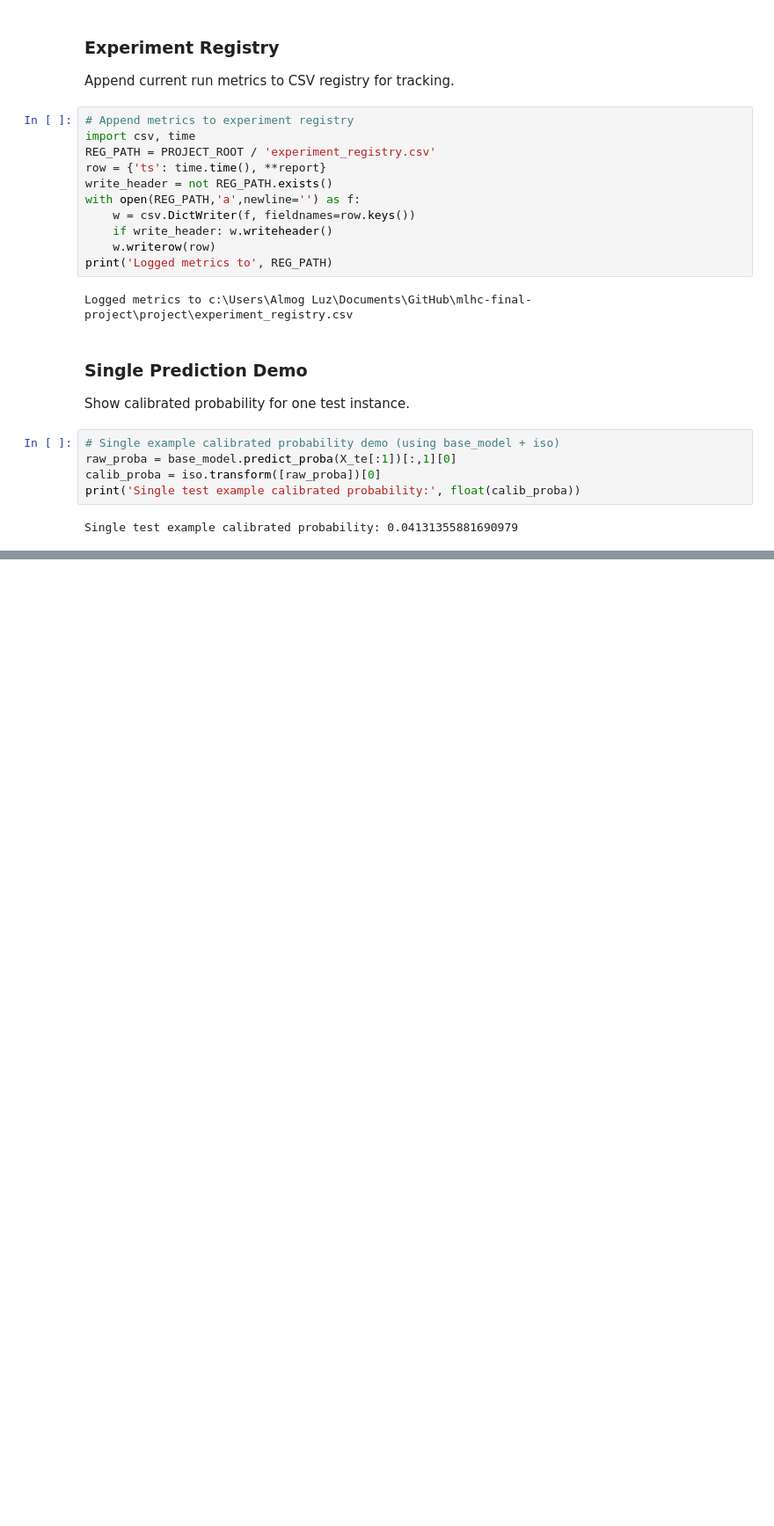
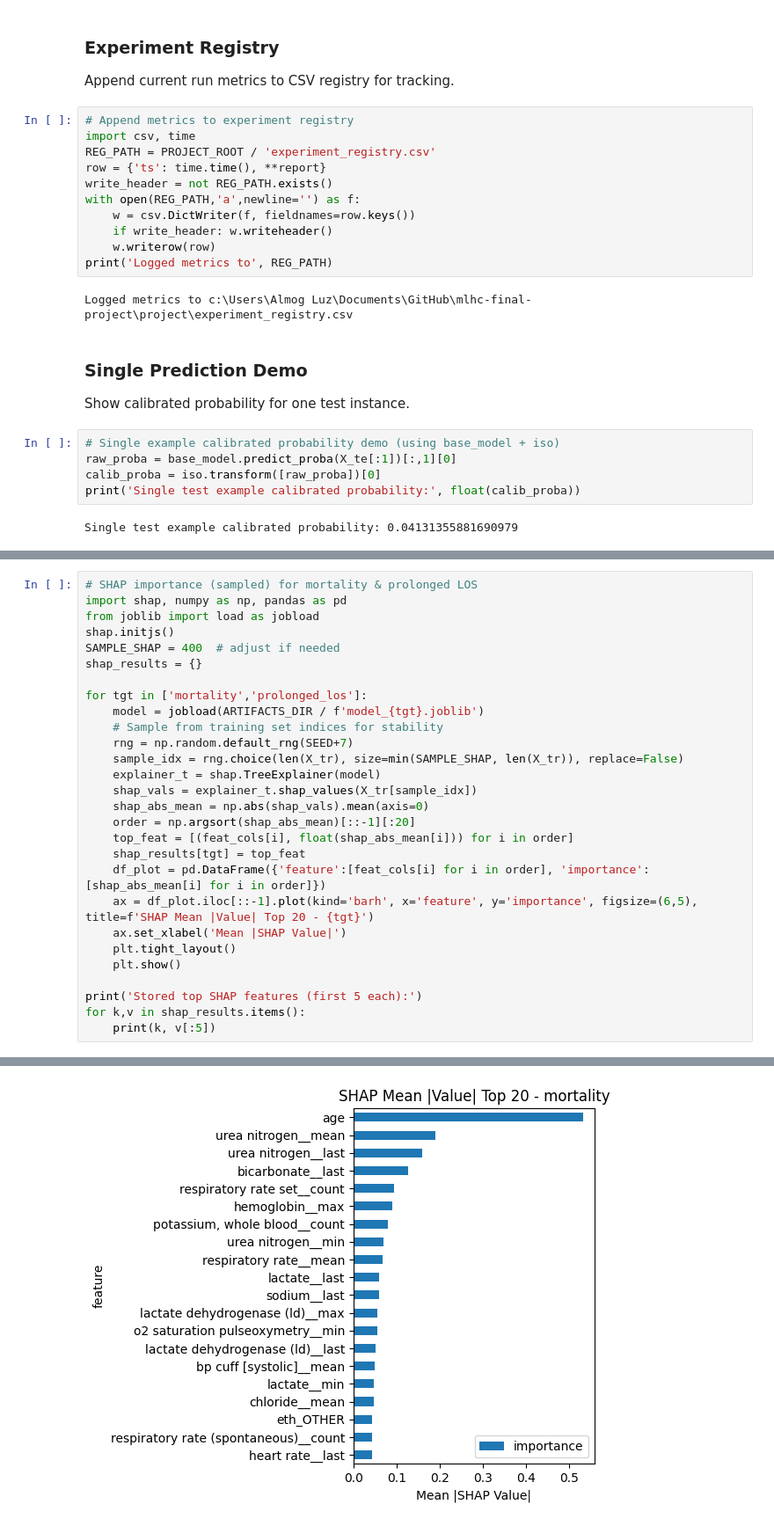
Before and after one commit to almog-luz/mlhc-final-project, a Jupyter notebook: project/notebooks/mlhc_final_pipeline.ipynb, the cells around one changed output, grey strips where cells are left out. Shown: that part at 88% size. Saved outputs shown, nothing was run; the diff lists cells and outputs as text; blank space fills up the shorter version.

```diff
--- a/project/notebooks/mlhc_final_pipeline.ipynb
+++ b/project/notebooks/mlhc_final_pipeline.ipynb
@@ -535,0 +766,29 @@ Single test example calibrated probability: 0.04131355881690979
+# %%
+# SHAP importance (sampled) for mortality & prolonged LOS
+import shap, numpy as np, pandas as pd
+from joblib import load as jobload
+shap.initjs()
+SAMPLE_SHAP = 400  # adjust if needed
+shap_results = {}
+
+for tgt in ['mortality','prolonged_los']:
+    model = jobload(ARTIFACTS_DIR / f'model_{tgt}.joblib')
+    # Sample from training set indices for stability
+    rng = np.random.default_rng(SEED+7)
+    sample_idx = rng.choice(len(X_tr), size=min(SAMPLE_SHAP, len(X_tr)), replace=False)
+    explainer_t = shap.TreeExplainer(model)
+    shap_vals = explainer_t.shap_values(X_tr[sample_idx])
+    shap_abs_mean = np.abs(shap_vals).mean(axis=0)
+    order = np.argsort(shap_abs_mean)[::-1][:20]
+    top_feat = [(feat_cols[i], float(shap_abs_mean[i])) for i in order]
+    shap_results[tgt] = top_feat
+    df_plot = pd.DataFrame({'feature':[feat_cols[i] for i in order], 'importance':[shap_abs_mean[i] for i in order]})
+    ax = df_plot.iloc[::-1].plot(kind='barh', x='feature', y='importance', figsize=(6,5), title=f'SHAP Mean |Value| Top 20 - {tgt}')
+    ax.set_xlabel('Mean |SHAP Value|')
+    plt.tight_layout()
+    plt.show()
+
+print('Stored top SHAP features (first 5 each):')
+for k,v in shap_results.items():
+    print(k, v[:5])
+# %% [output]
@@ -535,0 +796 @@ Single test example calibrated probability: 0.04131355881690979
+[figure, added]
```
Also changed, not shown: parts of 5 cells of this notebook, 21 other files.
